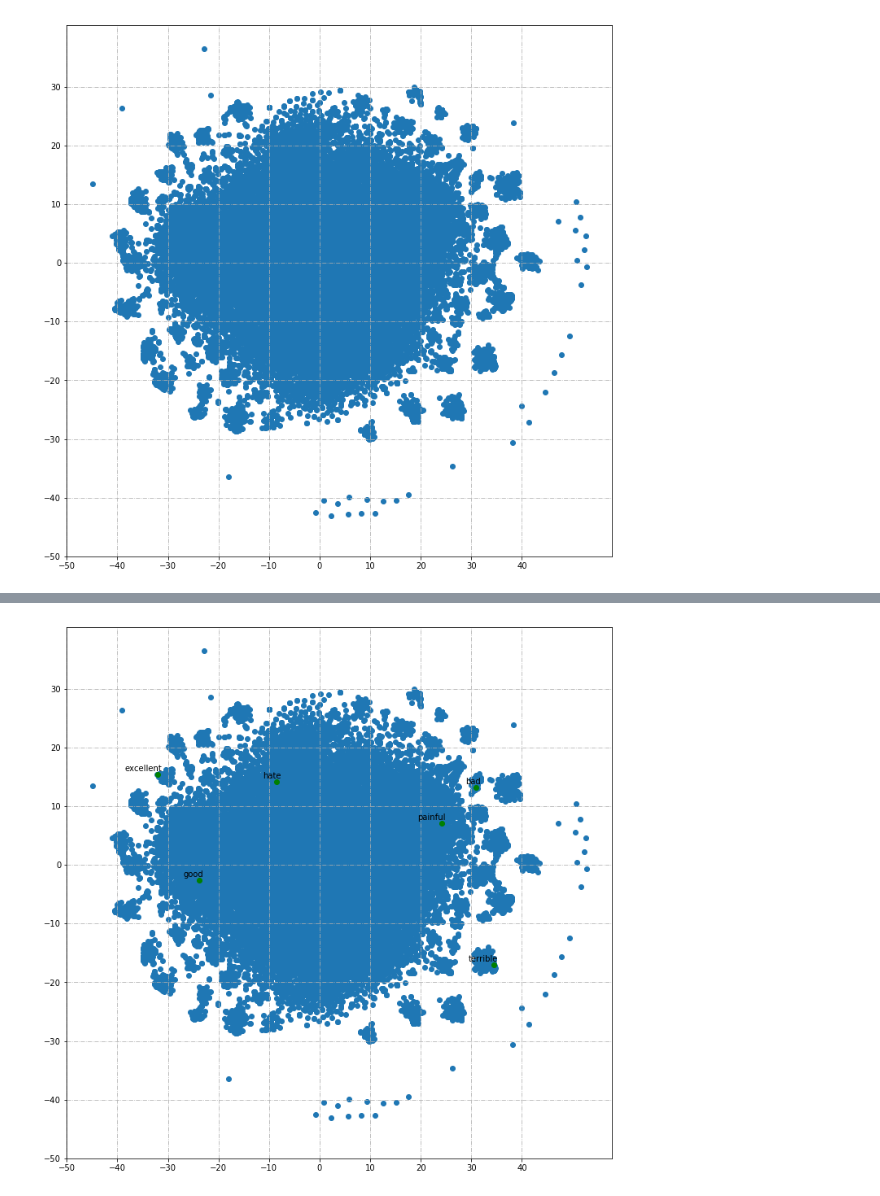
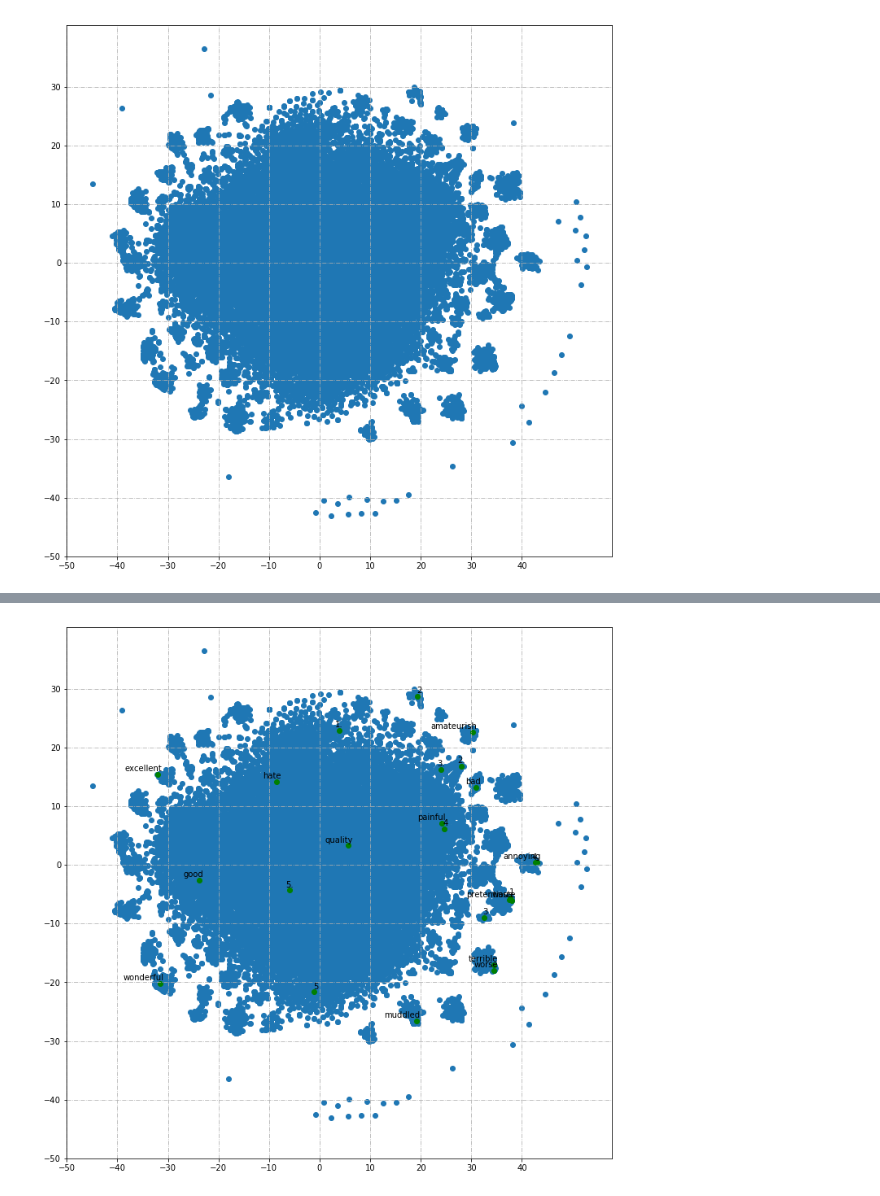
Before and after one commit to why2012/nlp_models, a Jupyter notebook: bg_fusion/spp_embedding_net.ipynb, the cells around one changed output, grey strips where cells are left out. Saved outputs shown, nothing was run; the diff lists cells and outputs as text; code cells hidden in the pictures.

Commit message:
model visualization

```diff
--- a/bg_fusion/spp_embedding_net.ipynb
+++ b/bg_fusion/spp_embedding_net.ipynb
@@ -493,5 +649,7 @@ for l in loc: print(l, i2w_dict[l])
-# %%
-# compare
-plot_vectors_comp(low_dim_embs, ["terrible", "bad", "good", "excellent", "hate", "painful"])
-# %% [output]
-[figure, removed]
+# %%
+# compare
+compare_words = ["terrible", "bad", "good", "excellent", "hate", "painful", "worse", "wonderful", "amateurish", "pretentious",
+                "annoying", "quality", "waste", "muddled", "1", "2", "3", "4", "5", "1.", "2.", "3.", "4.", "5."]
+plot_vectors_comp(low_dim_embs, compare_words)
+# %% [output]
+[figure, added]
```
Also changed, not shown: parts of 27 cells of this notebook, 2 other files.
